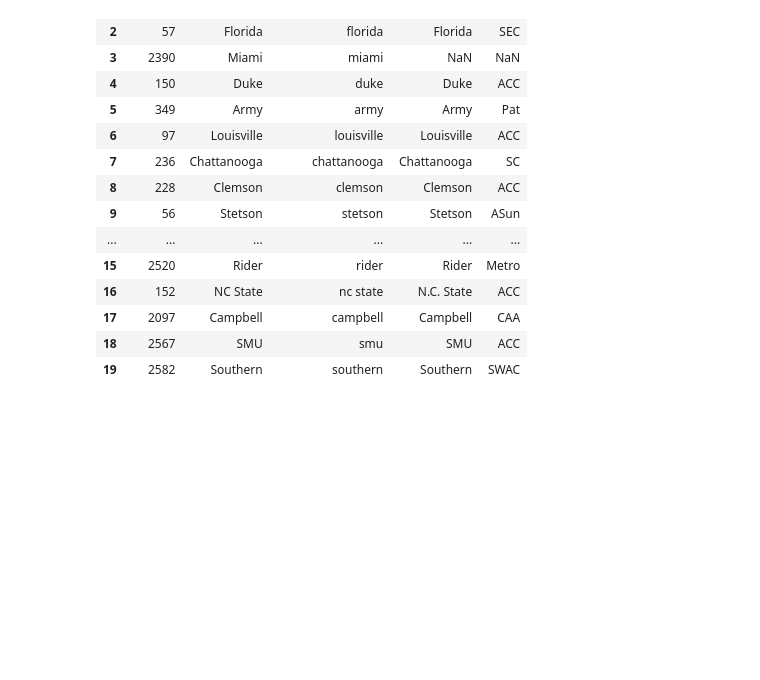
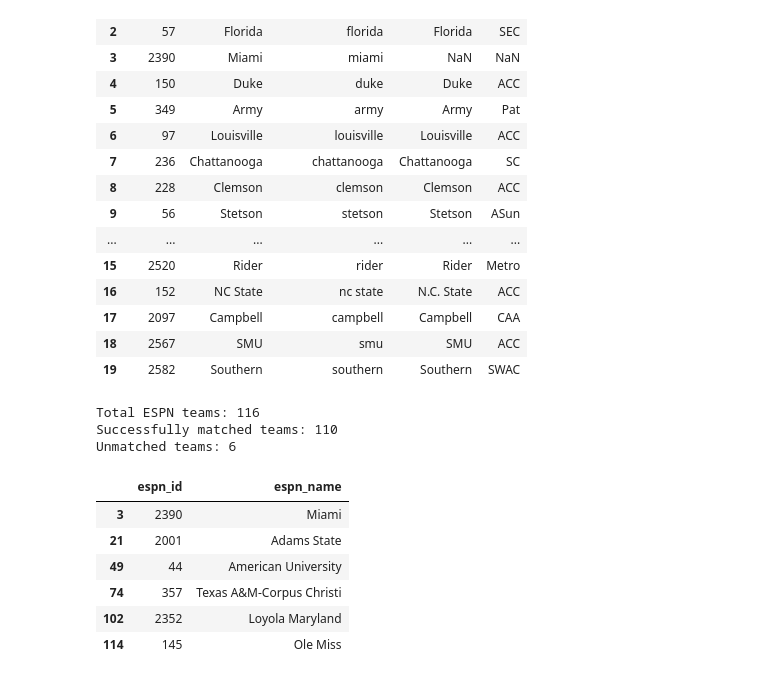
Before and after one commit to ekee7/acc_reality_check, a Jupyter notebook: ACC_Reality_Check.ipynb, the cells around one changed output. Saved outputs shown, nothing was run; the diff lists cells and outputs as text; code cells hidden in the pictures; blank space fills up the shorter version.

```diff
--- a/ACC_Reality_Check.ipynb
+++ b/ACC_Reality_Check.ipynb
@@ -543,3 +543,28 @@ display(df_crosswalk.head(20))
 | 17 | 2097 | Campbell | campbell | Campbell | CAA |
 | 18 | 2567 | SMU | smu | SMU | ACC |
 | 19 | 2582 | Southern | southern | Southern | SWAC |
+# %%
+#identify unmatched teams
+unmatched_teams = df_crosswalk[
+    df_crosswalk["torvik_name"].isna()
+]
+
+print("Total ESPN teams:", len(df_espn_teams))
+
+print("Successfully matched teams:",
+      df_crosswalk["torvik_name"].notna().sum())
+
+print("Unmatched teams:", len(unmatched_teams))
+
+display(unmatched_teams[["espn_id", "espn_name"]])
+# %% [output]
+Total ESPN teams: 116
+Successfully matched teams: 110
+Unmatched teams: 6
+|  | espn_id | espn_name |
+| 3 | 2390 | Miami |
+| 21 | 2001 | Adams State |
+| 49 | 44 | American University |
+| 74 | 357 | Texas A&M-Corpus Christi |
+| 102 | 2352 | Loyola Maryland |
+| 114 | 145 | Ole Miss |
```
Also changed, not shown: parts of 2 cells of this notebook.
